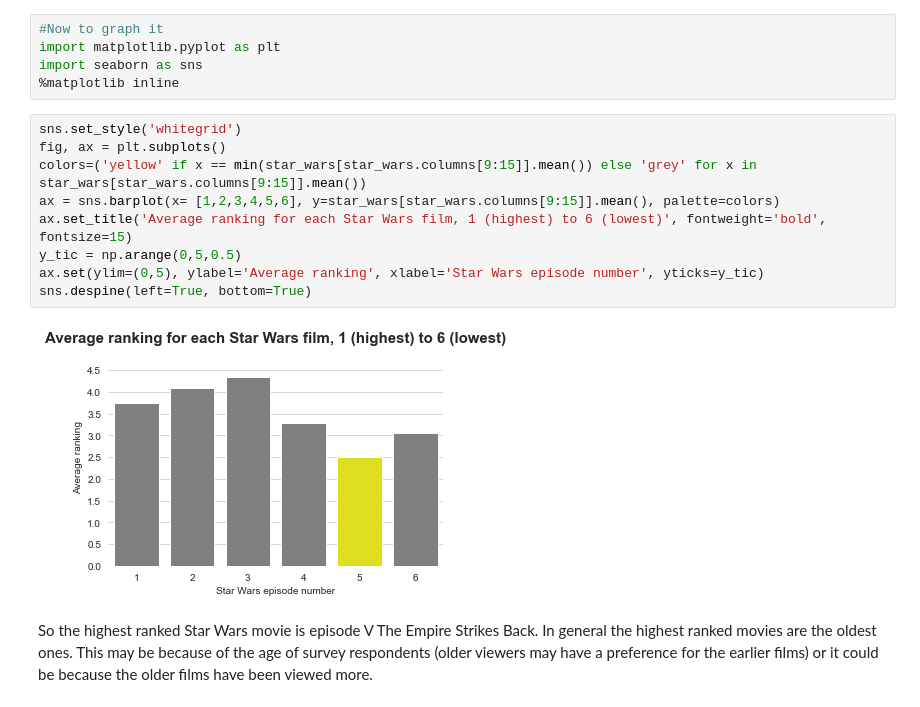
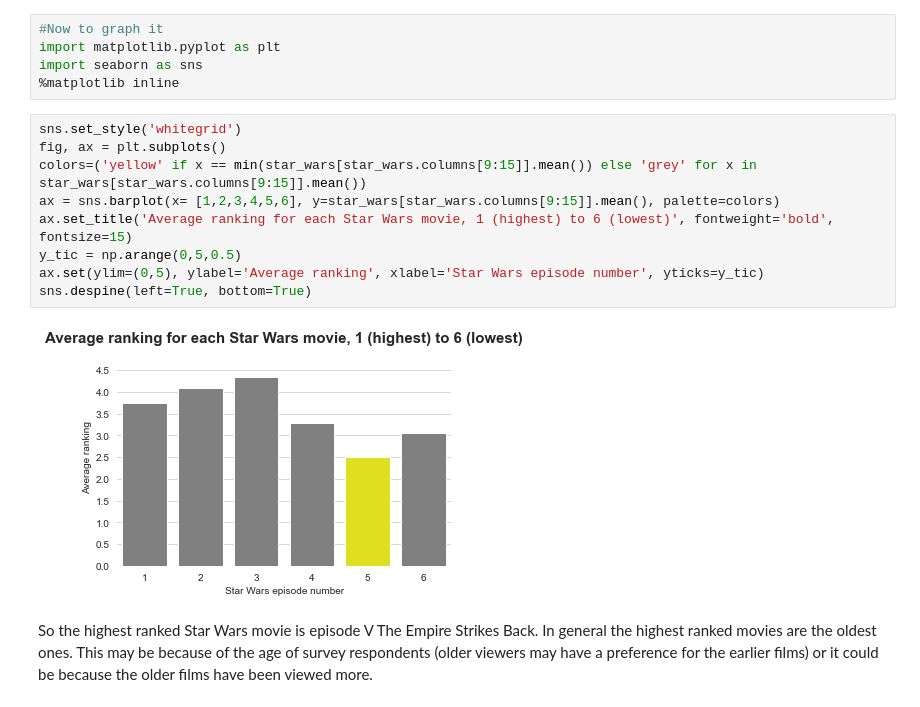
Before and after one commit to vivek-kotecha/star-wars, a Jupyter notebook: star_wars_survey.ipynb, the cells around one changed output. Drawn from its saved outputs; the diff is of its cells as text.

```diff
--- a/star_wars_survey.ipynb
+++ b/star_wars_survey.ipynb
@@ -589,14 +588,14 @@ import seaborn as sns
 # %%
 sns.set_style('whitegrid')
 fig, ax = plt.subplots()
 colors=('yellow' if x == min(star_wars[star_wars.columns[9:15]].mean()) else 'grey' for x in star_wars[star_wars.columns[9:15]].mean())
 ax = sns.barplot(x= [1,2,3,4,5,6], y=star_wars[star_wars.columns[9:15]].mean(), palette=colors)
-ax.set_title('Average ranking for each Star Wars film, 1 (highest) to 6 (lowest)', fontweight='bold', fontsize=15)
+ax.set_title('Average ranking for each Star Wars movie, 1 (highest) to 6 (lowest)', fontweight='bold', fontsize=15)
 y_tic = np.arange(0,5,0.5)
 ax.set(ylim=(0,5), ylabel='Average ranking', xlabel='Star Wars episode number', yticks=y_tic)
 sns.despine(left=True, bottom=True)
 # %% [output]
-[figure, old version]
+[figure, new version]
 # %% [markdown]
 So the highest ranked Star Wars movie is episode V The Empire Strikes Back. In general the highest ranked movies are the oldest ones. This may be because of the age of survey respondents (older viewers may have a preference for the earlier films) or it could be because the older films have been viewed more.
 # %% [markdown]
```
Also changed, not shown: parts of 2 cells of this notebook.
